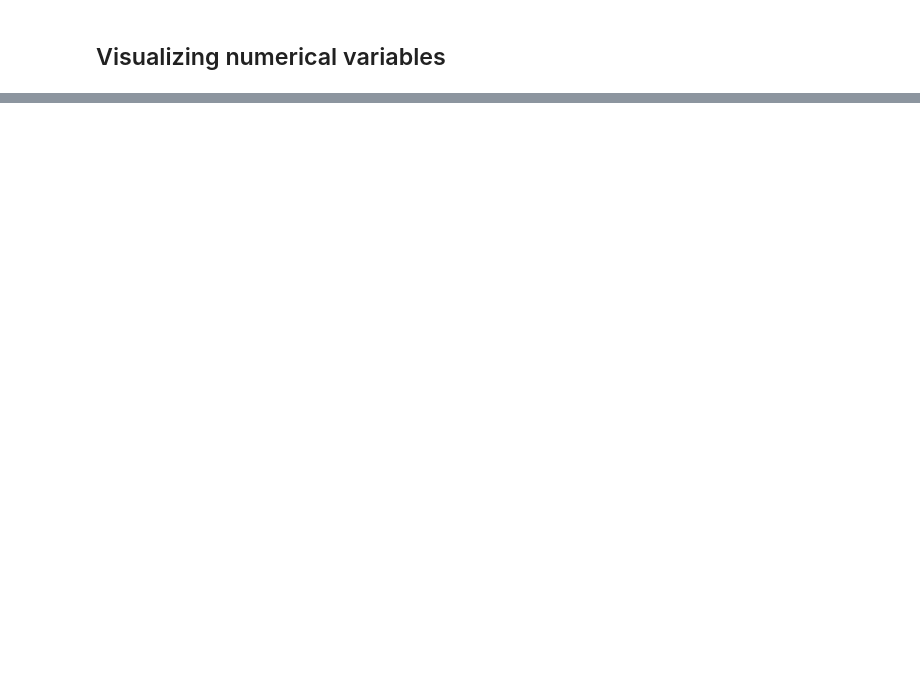
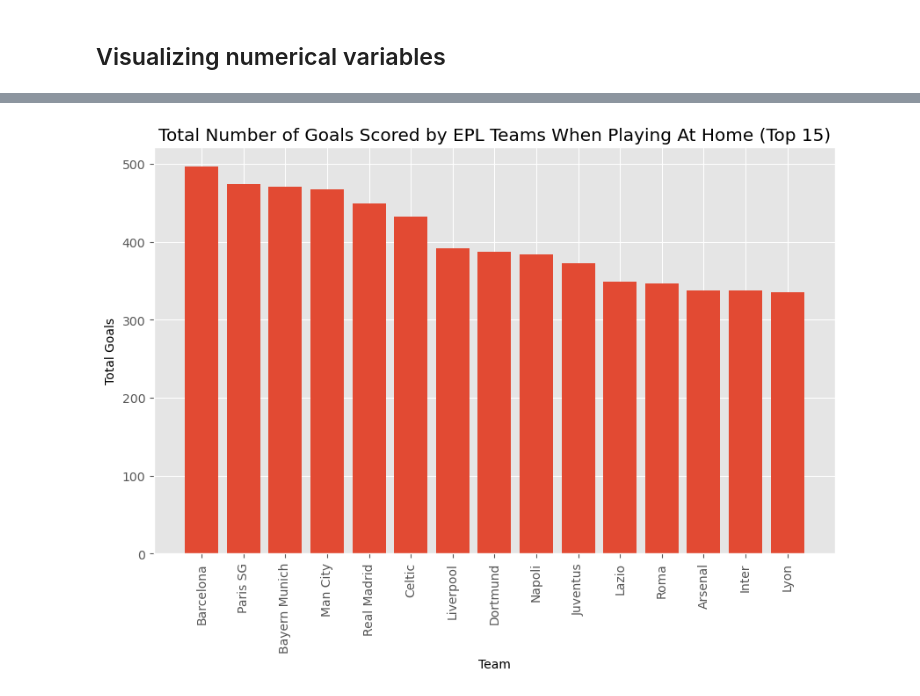
Before and after one commit to RomanKovv/Soccer-Prophet---Machine-Learning-Match-Prediction-Model, a Jupyter notebook: SOCCER_CAPSTONE.ipynb, the cells around one changed output, grey strips where cells are left out. Cells and saved outputs as stored; diff of their text form; code cells hidden in the pictures; blank space fills up the shorter version.

```diff
--- a/SOCCER_CAPSTONE.ipynb
+++ b/SOCCER_CAPSTONE.ipynb
@@ -427,0 +430,17 @@ plt.show()
+# %%
+goals_df = data1.groupby('HomeTeam')['HomeScore'].sum().reset_index()
+goals_df = goals_df.sort_values(by='HomeScore', ascending=False)
+top30_df = goals_df.head(15)
+
+
+
+
+plt.figure(figsize=(10, 6))
+plt.bar(top30_df['HomeTeam'], top30_df['HomeScore'])
+plt.title('Total Number of Goals Scored by EPL Teams When Playing At Home (Top 15)')
+plt.xlabel('Team')
+plt.ylabel('Total Goals')
+plt.xticks(rotation=90)
+plt.show()
+# %% [output]
+[figure, added]
```
Also changed, not shown: parts of 33 cells of this notebook.
